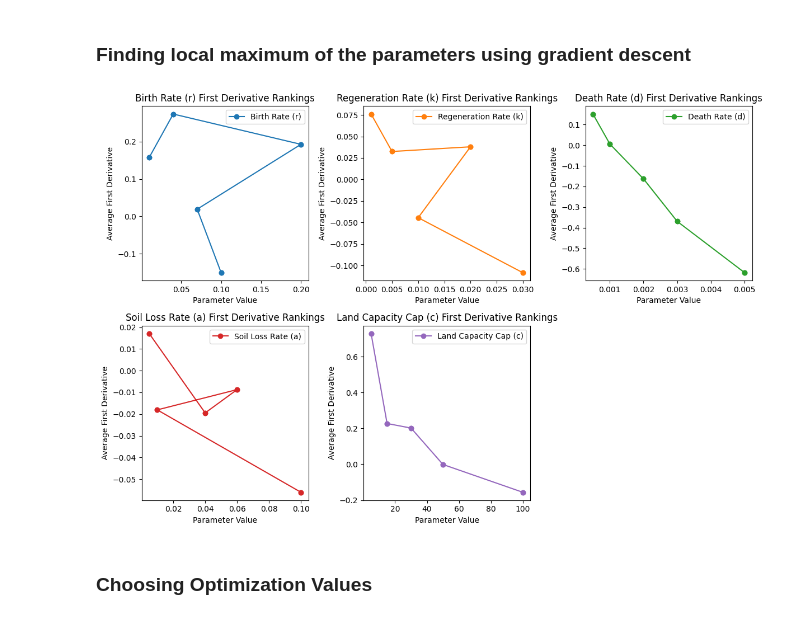
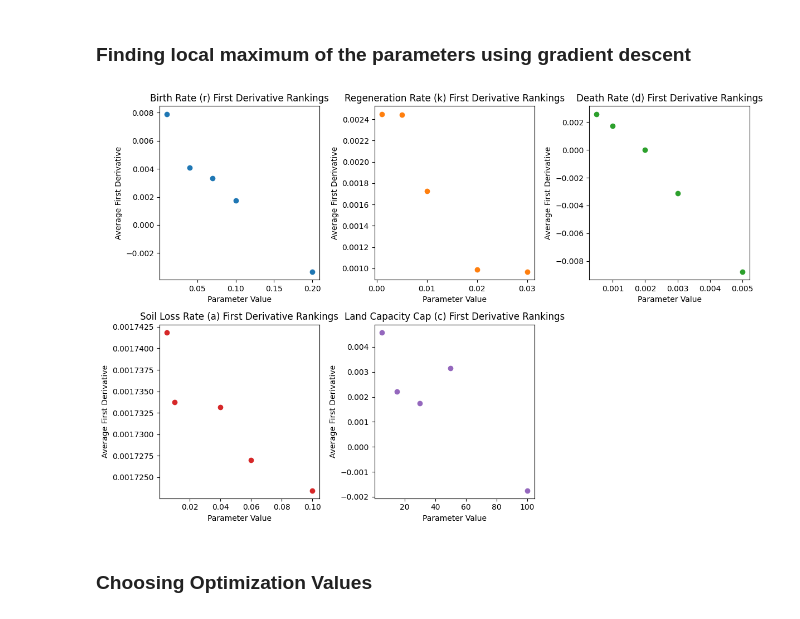
Before and after one commit to yutongliang723/Agent-Based-Model-CSH, a Jupyter notebook: Agent-Based Model - Week 2 - Yutong.ipynb, the cells around one changed output. Cells and saved outputs as stored; diff of their text form; code cells hidden in the pictures.

```diff
--- a/Agent-Based Model - Week 2 - Yutong.ipynb
+++ b/Agent-Based Model - Week 2 - Yutong.ipynb
@@ -307,6 +306,13 @@ plt.show()
 # %% [markdown]
 ### Finding local maximum of the parameters using gradient descent
 # %%
+parameters = [('Birth Rate (r)', r_range, r_result_pop),
+              ('Regeneration Rate (k)', k_range, k_result_pop),
+              ('Death Rate (d)', d_range, d_result_pop),
+              ('Soil Loss Rate (a)', a_range, a_result_pop),
+              ('Land Capacity Cap (c)', c_range, c_result_pop)]
+
+
 cmap = plt.get_cmap('tab10')
 derivatives = []
 
@@ -314,7 +320,7 @@ for param_name, param_range, result_pop in parameters:
     param_derivatives = []
     for i in range(len(param_range)):
         data = result_pop[i]  # Get the sublist as the data
-        step_size = 1  # Adjust the step size if needed
+        step_size = min(data) / 10  # Adjust the step size if needed
         derivative = np.gradient(data, step_size)
         param_derivatives.append(derivative.mean())
 
@@ -323,35 +329,35 @@ for param_name, param_range, result_pop in parameters:
     sorted_param_values = [param_range[idx] for idx in sorted_indices]
     derivatives.append((param_name, sorted_param_values, param_derivatives))
 
 num_plots = len(derivatives)
 num_rows = (num_plots + 2) // 3  # Calculate the number of rows needed for the subplots
 
 fig, axes = plt.subplots(num_rows, 3, figsize=(12, 4 * num_rows))
 
 for i, (param_name, sorted_param_values, param_derivatives) in enumerate(derivatives):
     row = i // 3
     col = i % 3
     ax = axes[row, col]
 
     color = cmap(i)  # get a different color from the colormap for each parameter
     # ax.plot(sorted_param_values, param_derivatives, marker='o', label=param_name, color=color)
     ax.scatter(sorted_param_values, param_derivatives, marker='o', color=color)
     ax.set_xlabel('Parameter Value')
     ax.set_ylabel('Average First Derivative')
     ax.set_title(param_name + ' First Derivative Rankings')
-    ax.legend()
+    # ax.legend()
 
 # hide empty subplots if the number of plots is not a multiple of 3
 if num_plots % 3 != 0:
     for i in range(num_plots, num_rows * 3):
         row = i // 3
         col = i % 3
         fig.delaxes(axes[row, col])
 
 plt.tight_layout()
 plt.show()
 # %% [output]
-[figure, old version]
+[figure, new version]
 # %% [markdown]
 ### Choosing Optimization Values
 # %%
```
Also changed, not shown: parts of 4 cells of this notebook, 1 other file.
